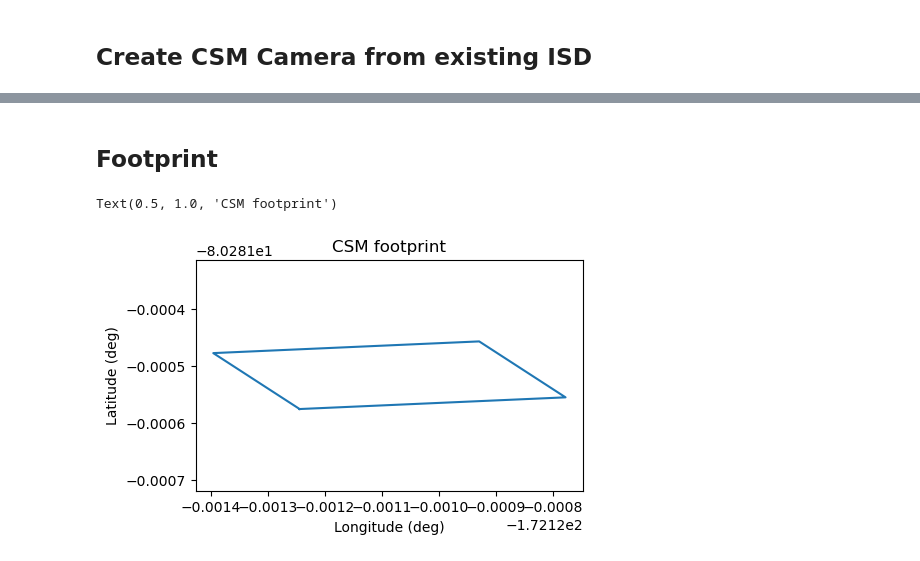
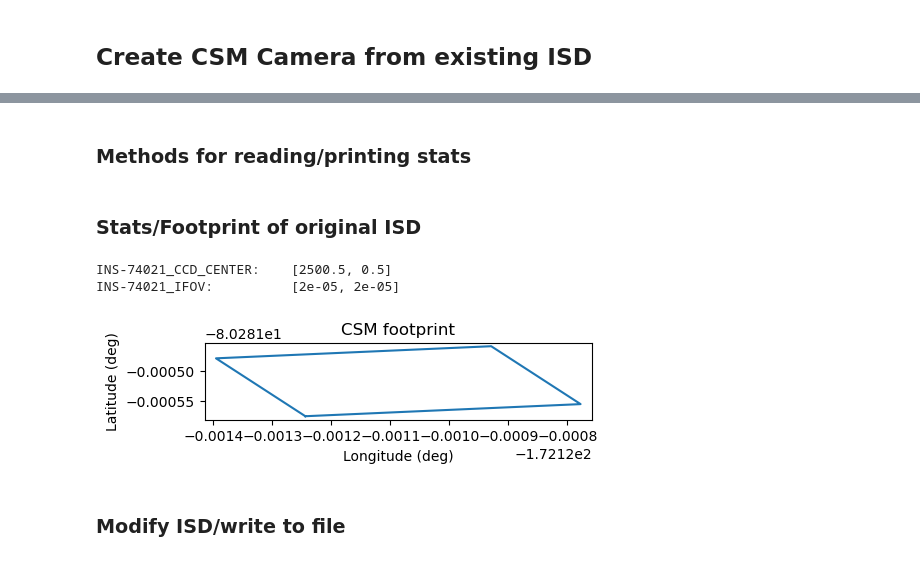
Before and after one commit to jrcain-usgs/asc-public-docs, a Jupyter notebook: docs/getting-started/csm-stack/csm-sandbox.ipynb, the cells around one changed output, grey strips where cells are left out. Drawn from its saved outputs; the diff is of its cells as text; code cells hidden in the pictures.

```diff
--- a/docs/getting-started/csm-stack/csm-sandbox.ipynb
+++ b/docs/getting-started/csm-stack/csm-sandbox.ipynb
@@ -39,0 +32,2 @@ with open(isd_file) as json_file:
+# %% [markdown]
+### Methods for reading/printing stats
@@ -40,18 +50,25 @@ with open(isd_file) as json_file:
 # %% [markdown]
-## Footprint
+### Stats/Footprint of original ISD
-# %%
-# Get the footprint using the model and plot it
-
-boundary = csm.generate_boundary((isd_dict["image_lines"], isd_dict["image_samples"]))
-
-lons, lats, alts = csm.generate_latlon_boundary(camera, boundary)
-
-plt.rcParams["figure.figsize"] = [5, 3]
-plt.axes().set_aspect('equal','datalim')
-plt.plot(lons, lats)
-plt.xlabel("Longitude (deg)")
-plt.ylabel("Latitude (deg)")
-plt.title("CSM footprint")
-# %% [output]
-Text(0.5, 1.0, 'CSM footprint')
-[figure, removed]
+# %%
+# Load Dict from JSON-style ISD File
+with open(isd_file) as json_file:
+    isd_dict = json.load(json_file)
+
+# Print selected values from ISD
+print_stats(isd_dict['naif_keywords'], ('ccd_center', 'ifov'))
+
+# Create Camera Model
+camera = csm.create_csm(isd_file)
+
+# Get the footprint using the model
+boundary = csm.generate_boundary((isd_dict["image_lines"], isd_dict["image_samples"]))
+lons, lats, alts = csm.generate_latlon_boundary(camera, boundary)
+
+# Plot it
+plot_footprint(lons, lats, [5,1])
+# %% [output]
+INS-74021_CCD_CENTER:    [2500.5, 0.5]
+INS-74021_IFOV:          [2e-05, 2e-05]
+[figure, added]
+# %% [markdown]
+### Modify ISD/write to file
```
Also changed, not shown: parts of 7 cells of this notebook, 1 other file.
